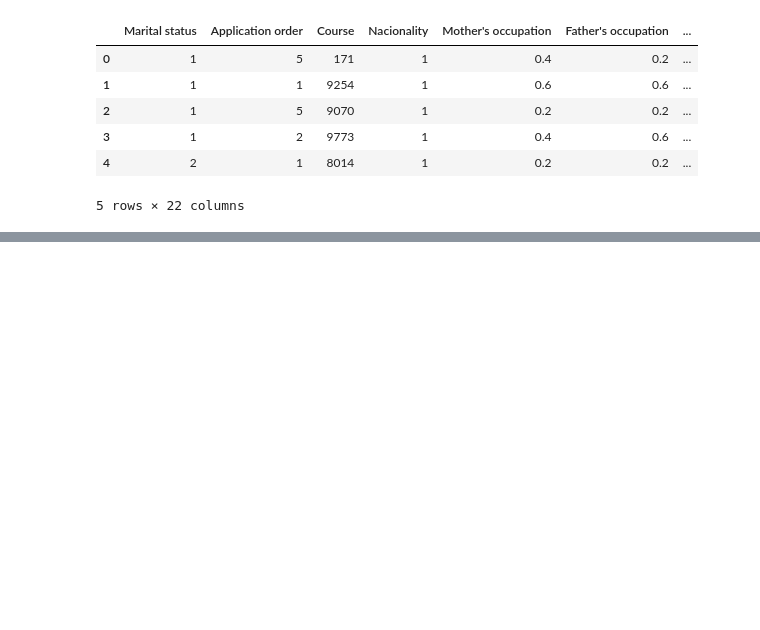
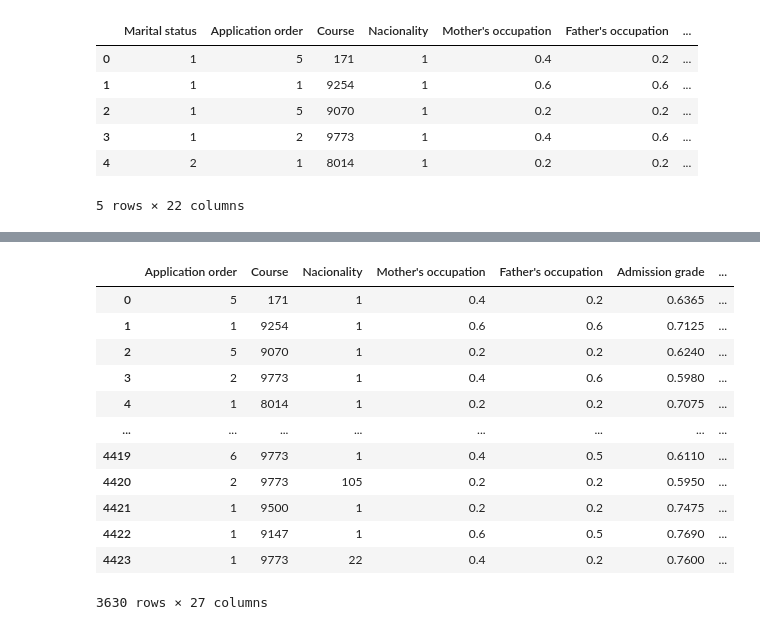
Before and after one commit to kr19al0711/ds-cs982-student-success, a Jupyter notebook: StudentSuccessPredictionDraft.ipynb, the cells around one changed output, grey strips where cells are left out. Cells and saved outputs as stored; diff of their text form; code cells hidden in the pictures; blank space fills up the shorter version.

```diff
--- a/StudentSuccessPredictionDraft.ipynb
+++ b/StudentSuccessPredictionDraft.ipynb
@@ -362,0 +412,17 @@ student_success.head()
+# %%
+student_success = pd.concat([student_success,marital_status],axis = 1)
+student_success.drop(columns="Marital status")
+# %% [output]
+|  | Application order | Course | Nacionality | Mother's occupation | Father's occupation | Admission grade | ... |
+| 0 | 5 | 171 | 1 | 0.4 | 0.2 | 0.6365 | ... |
+| 1 | 1 | 9254 | 1 | 0.6 | 0.6 | 0.7125 | ... |
+| 2 | 5 | 9070 | 1 | 0.2 | 0.2 | 0.6240 | ... |
+| 3 | 2 | 9773 | 1 | 0.4 | 0.6 | 0.5980 | ... |
+| 4 | 1 | 8014 | 1 | 0.2 | 0.2 | 0.7075 | ... |
+| ... | ... | ... | ... | ... | ... | ... | ... |
+| 4419 | 6 | 9773 | 1 | 0.4 | 0.5 | 0.6110 | ... |
+| 4420 | 2 | 9773 | 105 | 0.2 | 0.2 | 0.5950 | ... |
+| 4421 | 1 | 9500 | 1 | 0.2 | 0.2 | 0.7475 | ... |
+| 4422 | 1 | 9147 | 1 | 0.6 | 0.5 | 0.7690 | ... |
+| 4423 | 1 | 9773 | 22 | 0.4 | 0.2 | 0.7600 | ... |
+3630 rows × 27 columns
```
Also changed, not shown: parts of 17 cells of this notebook.
